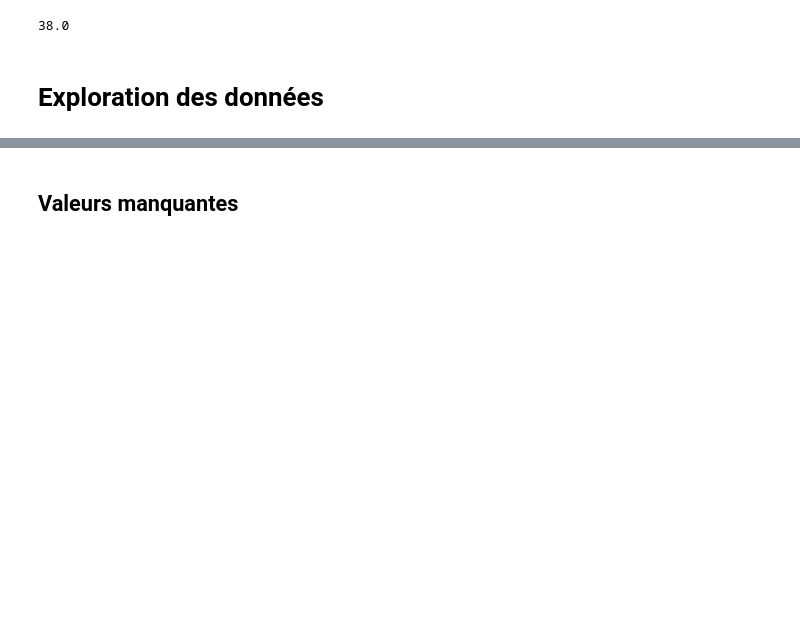
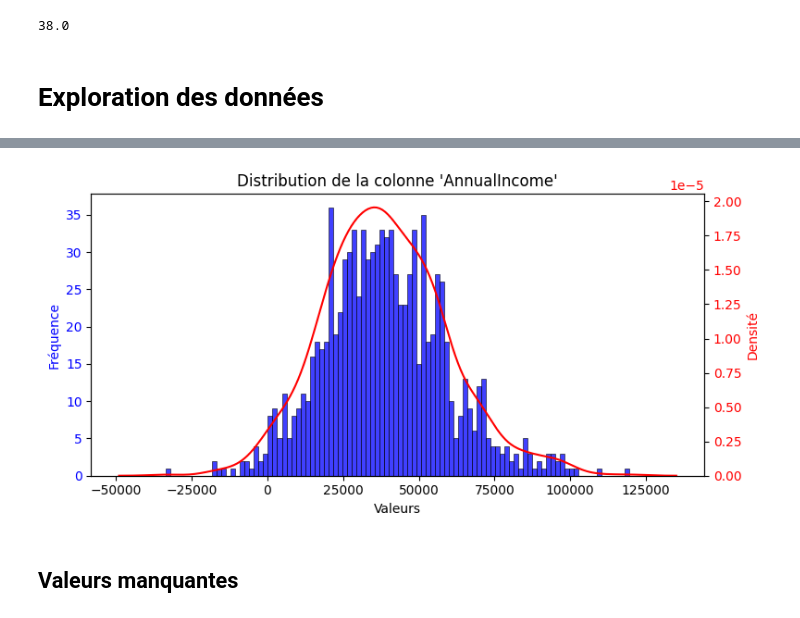
Before and after one commit to yzpt/module_pandas_B2, a Jupyter notebook: 7.0.mon_EDA.ipynb, the cells around one changed output, grey strips where cells are left out. Saved outputs shown, nothing was run; the diff lists cells and outputs as text; code cells hidden in the pictures; blank space fills up the shorter version.

```diff
--- a/7.0.mon_EDA.ipynb
+++ b/7.0.mon_EDA.ipynb
@@ -394,3 +410,30 @@ plt.show()
+# %%
+import seaborn as sns
+import matplotlib.pyplot as plt
+
+# Set up the main figure and axis
+fig, ax1 = plt.subplots(figsize=(8, 4))
+
+# Plot the histogram on the primary y-axis
+sns.histplot(df_clients["AnnualIncome"], bins=100, color="blue", kde=False, ax=ax1)
+ax1.set_xlabel("Valeurs")
+ax1.set_ylabel("Fréquence", color="blue")
+ax1.tick_params(axis="y", labelcolor="blue")
+
+# Create a twin y-axis for the KDE plot
+ax2 = ax1.twinx()
+sns.kdeplot(df_clients["AnnualIncome"], color="red", ax=ax2)
+ax2.set_ylabel("Densité", color="red")
+ax2.tick_params(axis="y", labelcolor="red")
+
+# Add a title
+plt.title("Distribution de la colonne 'AnnualIncome'")
+
+# Show the plot
+plt.tight_layout()
+plt.show()
+# %% [output]
+[figure, added]
 # %% [markdown]
 ## Valeurs manquantes
 # %%
```
Also changed, not shown: parts of 2 cells of this notebook.
